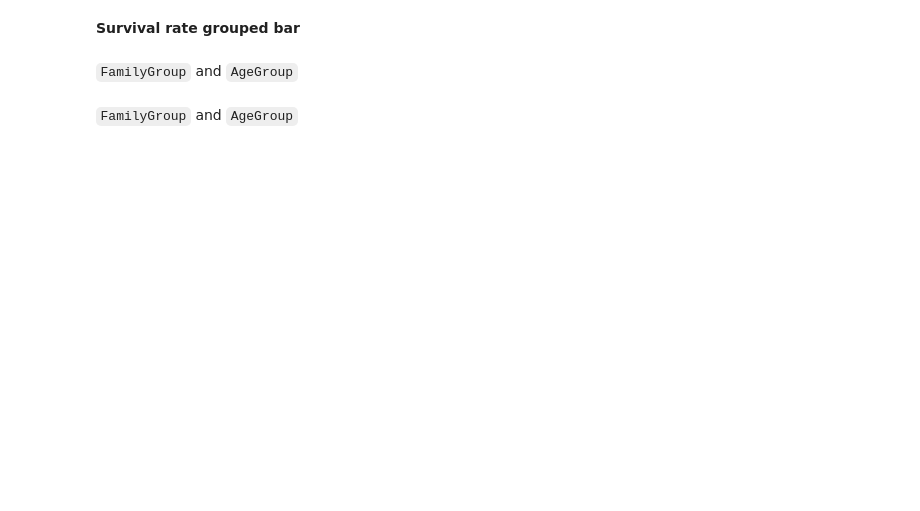
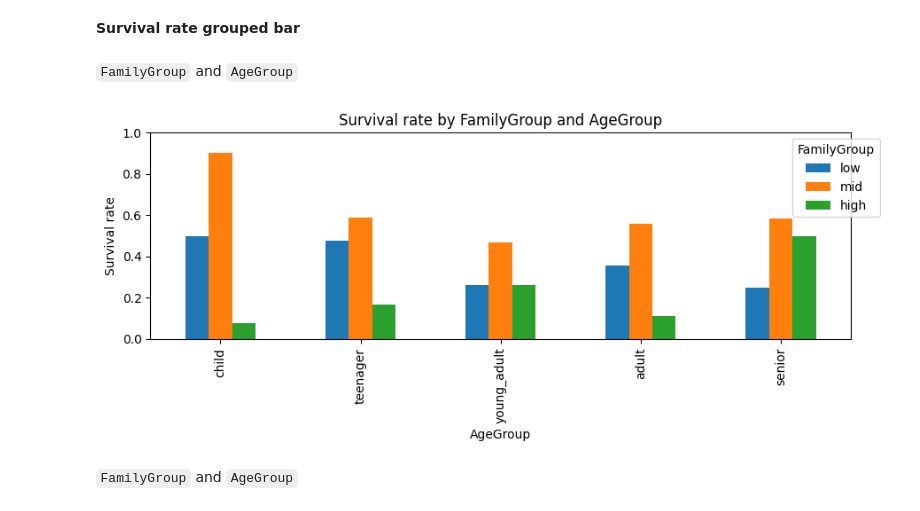
Before and after one commit to helben2002/TitanicCapstoneProject, a Jupyter notebook: ml/notebooks/ayda.ipynb, the cells around one changed output. Saved outputs shown, nothing was run; the diff lists cells and outputs as text; code cells hidden in the pictures; blank space fills up the shorter version.

```diff
--- a/ml/notebooks/ayda.ipynb
+++ b/ml/notebooks/ayda.ipynb
@@ -362,19 +362,14 @@ def plot_survival_rate_grouped_bar(
 # %% [markdown]
 `FamilyGroup` and `AgeGroup`
 # %%
-surv_1 = plot_survival_rate_grouped_bar(
-    df,
-    x_col="FamilyGroup",
-    hue_col="AgeGroup",
-    title="Survival rate by FamilyGroup and AgeGroup",
-)
-
 surv_2 = plot_survival_rate_grouped_bar(
     df,
     x_col="AgeGroup",
     hue_col="FamilyGroup",
     title="Survival rate by FamilyGroup and AgeGroup",
 )
+# %% [output]
+[figure, added]
 # %% [markdown]
 `FamilyGroup` and `AgeGroup`
 # %%
```
Also changed, not shown: parts of 9 cells of this notebook.
